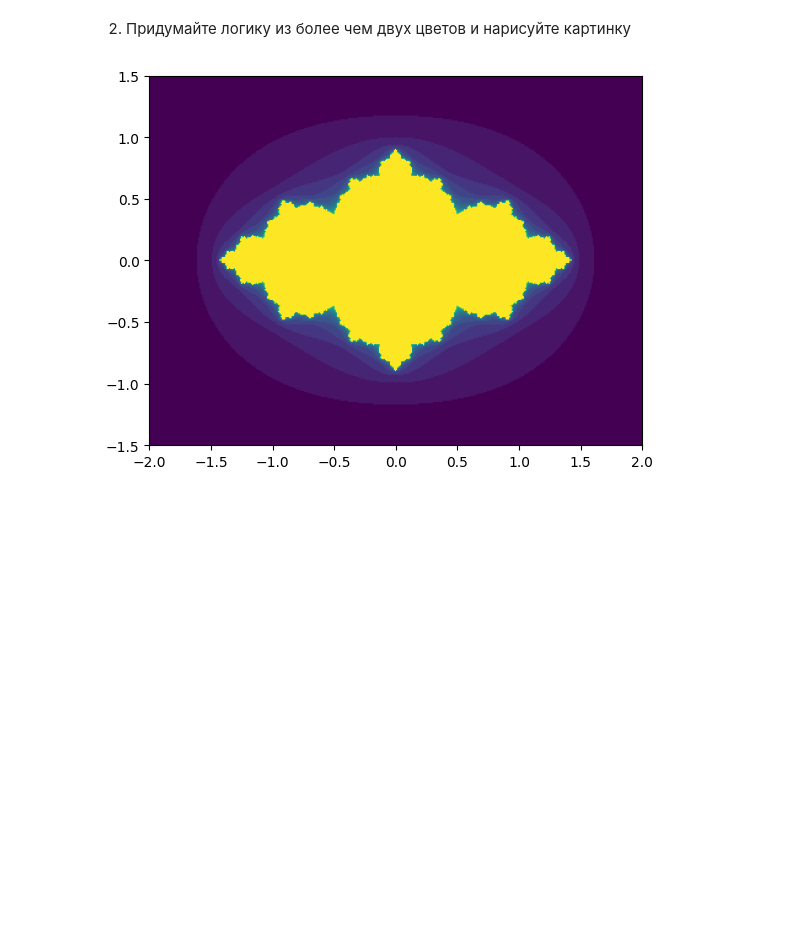
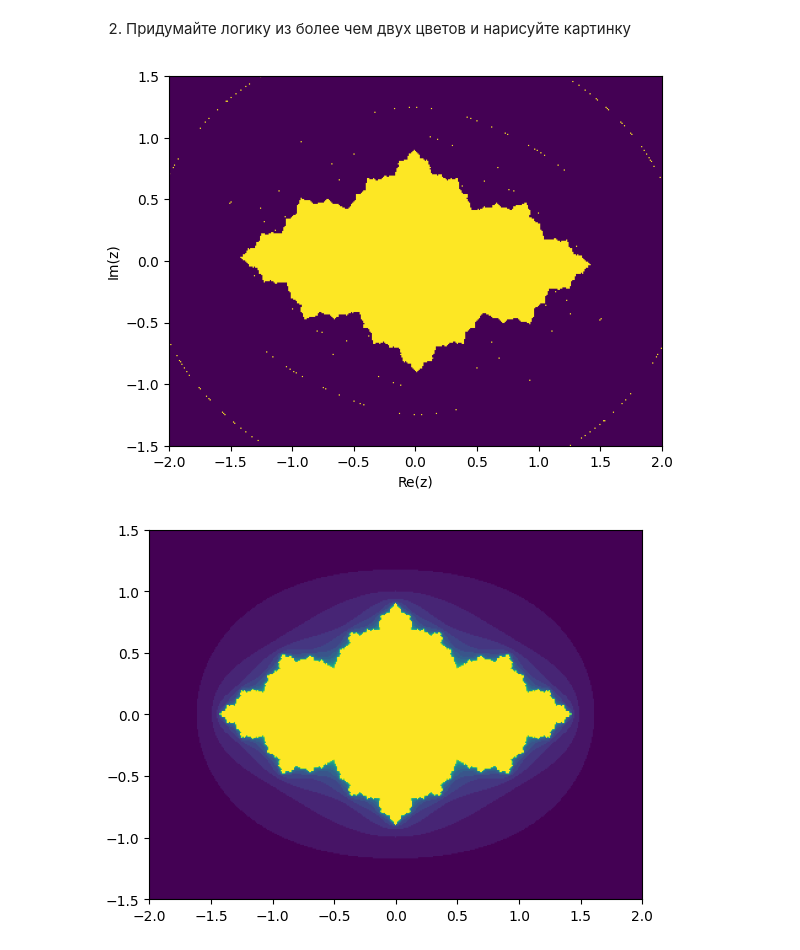
Before and after one commit to root-epifit/HPC_Sber_2025, a Jupyter notebook: Дз1_solution_IP.ipynb, the cells around one changed output. Saved outputs shown, nothing was run; the diff lists cells and outputs as text; code cells hidden in the pictures; blank space fills up the shorter version.

```diff
--- a/Дз1_solution_IP.ipynb
+++ b/Дз1_solution_IP.ipynb
@@ -60,26 +58,44 @@ plt.ylabel("Im(z)");
 # %%
 def julia(z_0: complex, c: complex = 1, n_iterations: int = 20):
     """Iteration process much like iterate_until_nan
        but you need think of some logic to give different
        values of z different colors
     Args:
         z_0: initial value of z
         c: value of c
         max_iterations: number of maximum iterations
     Returns:
         int
     """
     # РЕАЛИЗОВАТЬ ВОТ ТУТ
-    return # output
+    z = z_0
+    try:
+        for i in range(1,max_iteration+1):
+            z = z**2 + c
+            if cmath.isnan(z): return 0
+            #if 1 < abs(z) : return 2
+            #if 2.1 < abs(z): return 3
+            #if 4 < abs(z) and abs(z) < 5: return 3
+    except OverflowError:
+        #print(f"i={i}, z={z}")
+        return 1
+    if cmath.isnan(z): return 0
+    else: return 1 # output
 
 def julia_set(c, extent=[-2, 2, -1.5, 1.5], resulotion=0.01):
     W = int(abs(extent[1] - extent[0])/resulotion)+1
     H = int(abs(extent[2] - extent[3])/resulotion)+1
     img = np.empty((H ,W))
     for i,x in enumerate(np.linspace(extent[0],extent[1],W)):
         for j,y in enumerate(np.linspace(extent[2],extent[3],H)):
-            img[j,i] = 0.0 # call julia() function
+            img[j,i] = julia(complex(x,y), c) # call julia() function
     return img
+
+plt.imshow(julia_set(-0.6-0.05j), extent=[-2, 2, -1.5, 1.5])
+plt.xlabel("Re(z)")
+plt.ylabel("Im(z)");
+# %% [output]
+[figure, added]
 # %%
 # Нарисуйте похожую картинку
 # %% [output]
```
Also changed, not shown: parts of 1 cell of this notebook.
